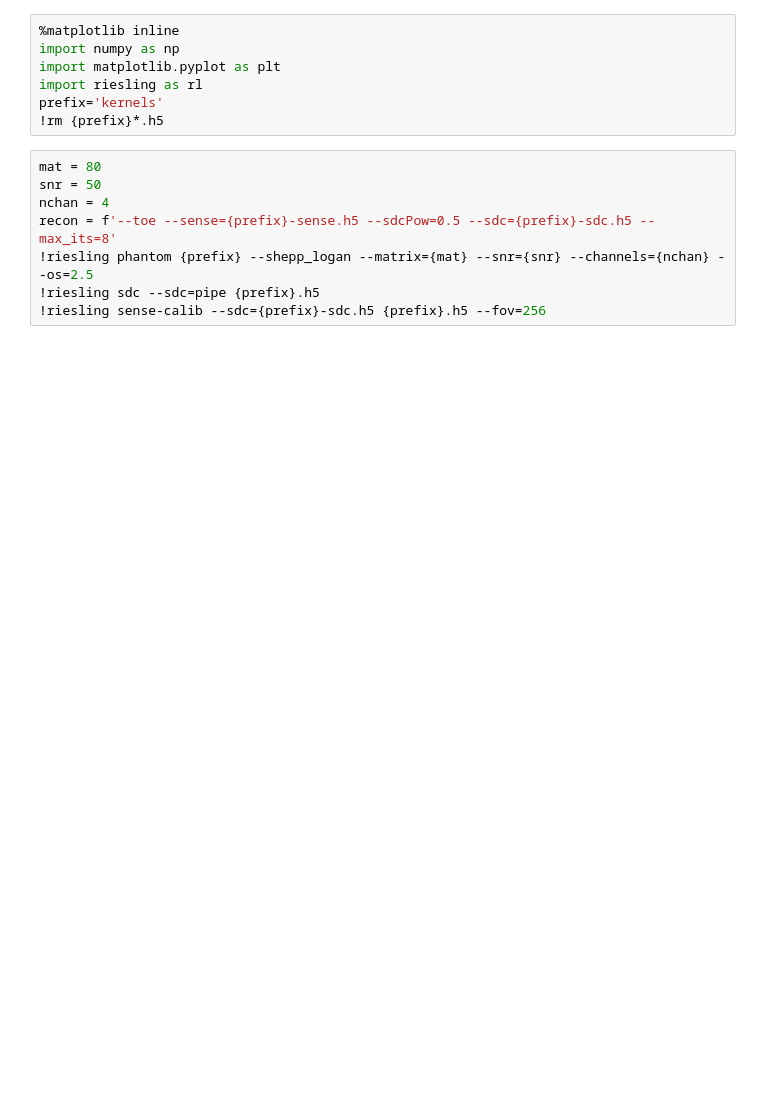
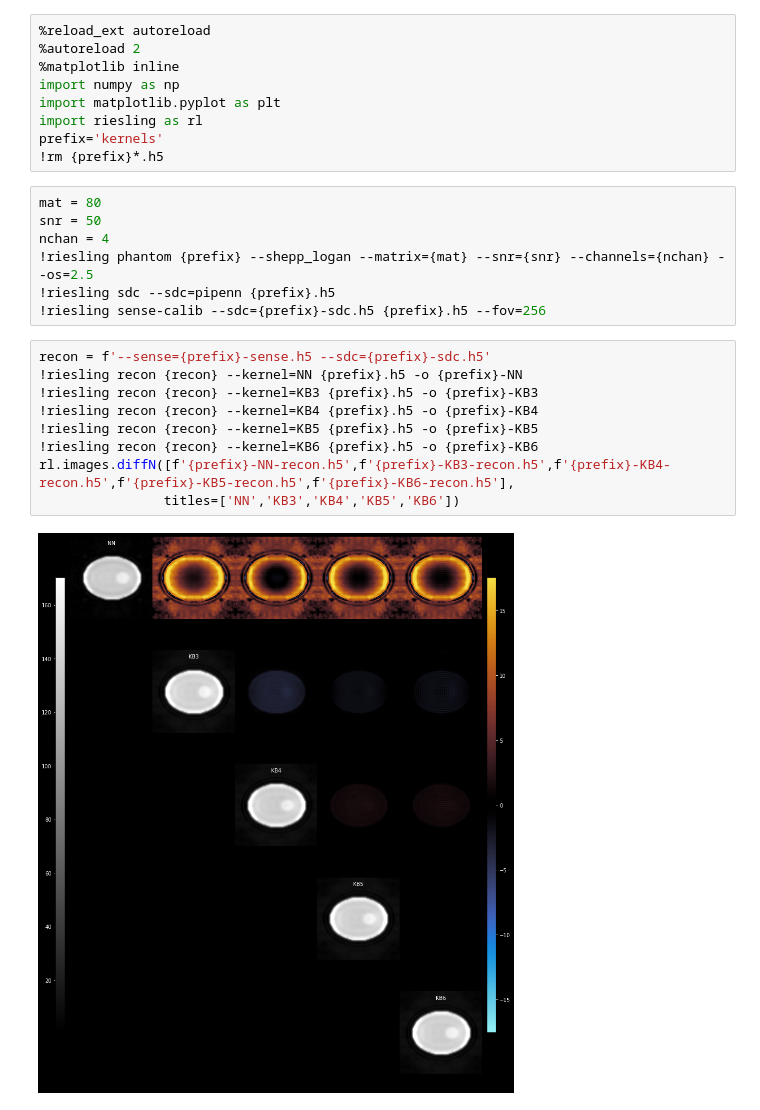
Before and after one commit to spinicist/old-riesling-examples, a Jupyter notebook: kernels.ipynb, the cells around one changed output. Drawn from its saved outputs; the diff is of its cells as text; blank space fills up the shorter version.

```diff
--- a/kernels.ipynb
+++ b/kernels.ipynb
@@ -1,4 +1,6 @@
 # %%
+%reload_ext autoreload
+%autoreload 2
 %matplotlib inline
 import numpy as np
 import matplotlib.pyplot as plt
@@ -9,8 +11,18 @@ prefix='kernels'
 mat = 80
 snr = 50
 nchan = 4
-recon = f'--toe --sense={prefix}-sense.h5 --sdcPow=0.5 --sdc={prefix}-sdc.h5 --max_its=8'
 !riesling phantom {prefix} --shepp_logan --matrix={mat} --snr={snr} --channels={nchan} --os=2.5
-!riesling sdc --sdc=pipe {prefix}.h5
+!riesling sdc --sdc=pipenn {prefix}.h5
 !riesling sense-calib --sdc={prefix}-sdc.h5 {prefix}.h5 --fov=256
+# %%
+recon = f'--sense={prefix}-sense.h5 --sdc={prefix}-sdc.h5'
+!riesling recon {recon} --kernel=NN {prefix}.h5 -o {prefix}-NN
+!riesling recon {recon} --kernel=KB3 {prefix}.h5 -o {prefix}-KB3
+!riesling recon {recon} --kernel=KB4 {prefix}.h5 -o {prefix}-KB4
+!riesling recon {recon} --kernel=KB5 {prefix}.h5 -o {prefix}-KB5
+!riesling recon {recon} --kernel=KB6 {prefix}.h5 -o {prefix}-KB6
+rl.images.diffN([f'{prefix}-NN-recon.h5',f'{prefix}-KB3-recon.h5',f'{prefix}-KB4-recon.h5',f'{prefix}-KB5-recon.h5',f'{prefix}-KB6-recon.h5'],
+                titles=['NN','KB3','KB4','KB5','KB6'])
+# %% [output]
+[figure, added]
 # %%
```
Also changed, not shown: parts of 5 cells of this notebook, 3 other files.
